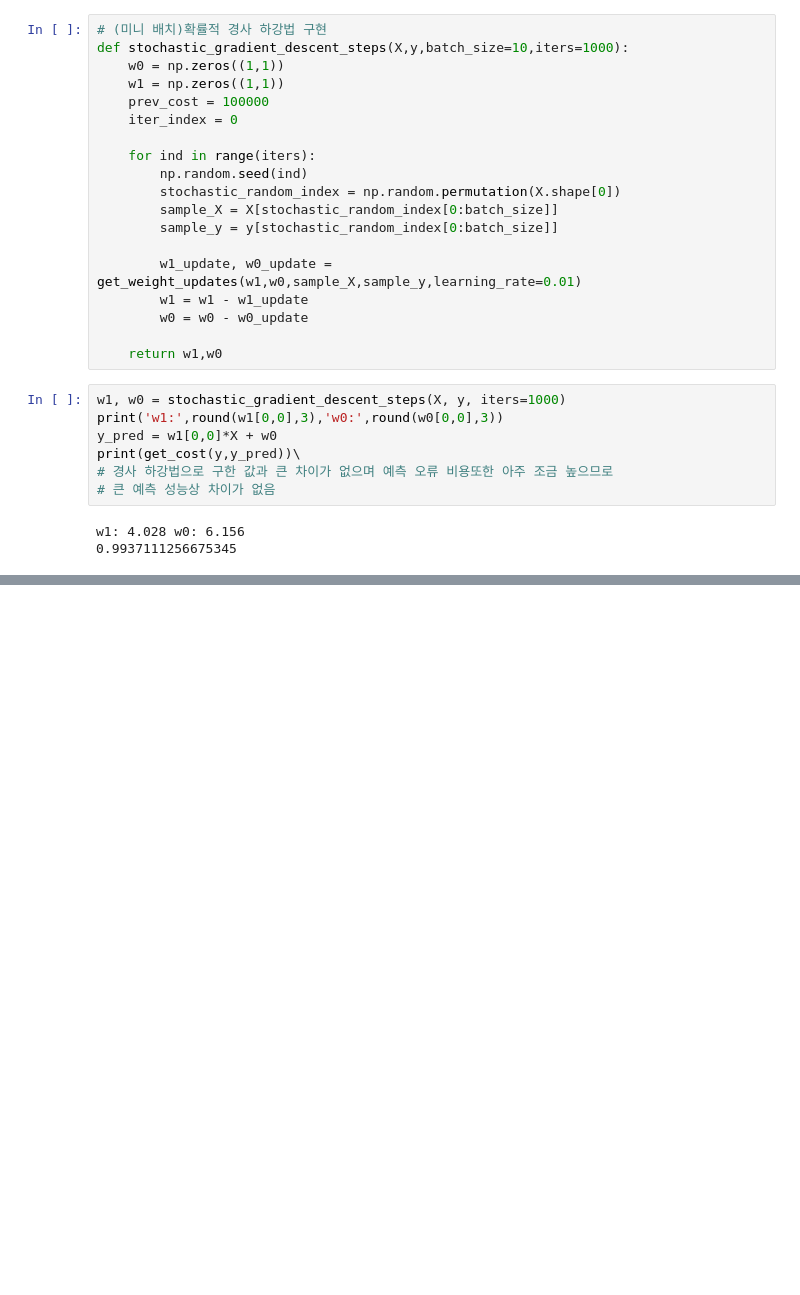
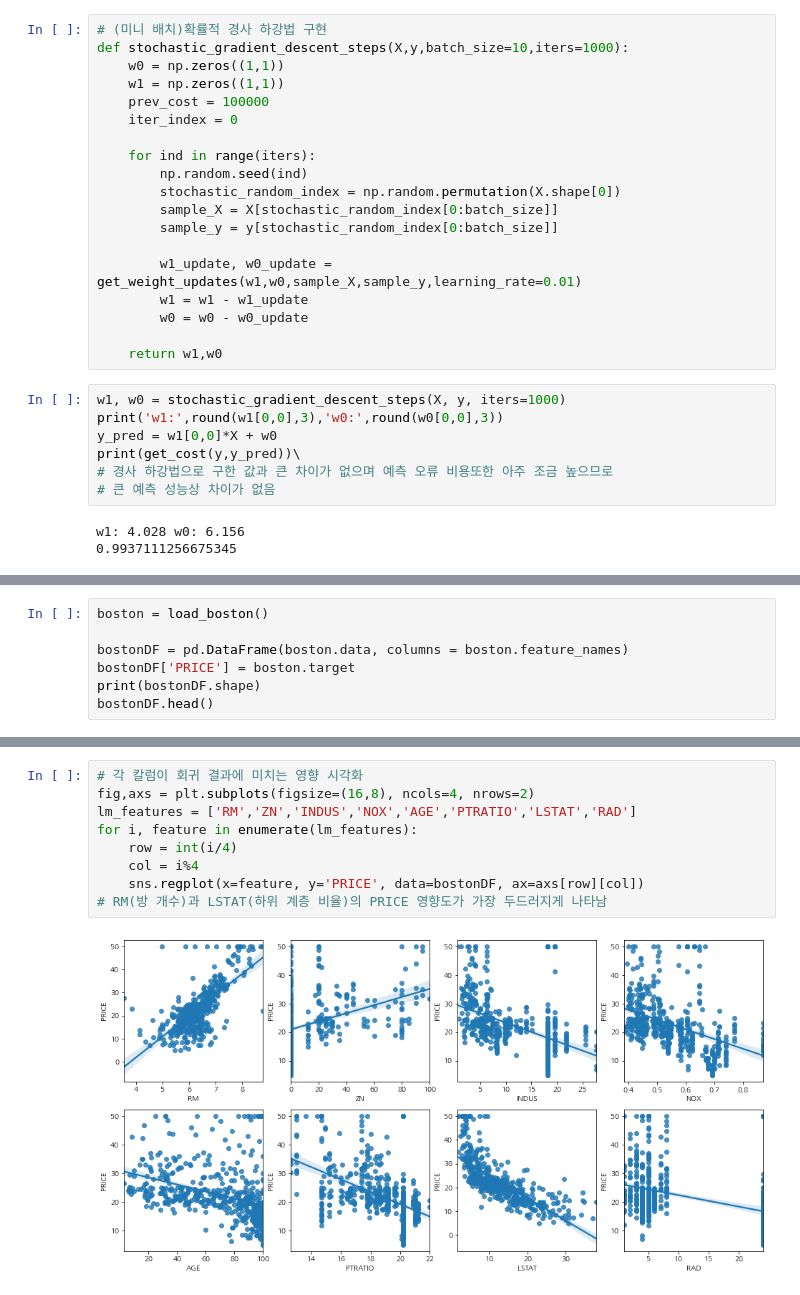
Before and after one commit to alsrud2298/Data-Analysis-Study, a Jupyter notebook: 파이썬 머신러닝 완벽가이드/05_회귀.ipynb, the cells around one changed output, grey strips where cells are left out. Cells and saved outputs as stored; diff of their text form; blank space fills up the shorter version.

```diff
--- a/파이썬 머신러닝 완벽가이드/05_회귀.ipynb
+++ b/파이썬 머신러닝 완벽가이드/05_회귀.ipynb
@@ -195,0 +257,7 @@ w1: 4.028 w0: 6.156
+# %%
+boston = load_boston()
+
+bostonDF = pd.DataFrame(boston.data, columns = boston.feature_names)
+bostonDF['PRICE'] = boston.target
+print(bostonDF.shape)
+bostonDF.head()
@@ -195,0 +272,11 @@ w1: 4.028 w0: 6.156
+# %%
+# 각 칼럼이 회귀 결과에 미치는 영향 시각화
+fig,axs = plt.subplots(figsize=(16,8), ncols=4, nrows=2)
+lm_features = ['RM','ZN','INDUS','NOX','AGE','PTRATIO','LSTAT','RAD']
+for i, feature in enumerate(lm_features):
+    row = int(i/4)
+    col = i%4
+    sns.regplot(x=feature, y='PRICE', data=bostonDF, ax=axs[row][col])
+# RM(방 개수)과 LSTAT(하위 계층 비율)의 PRICE 영향도가 가장 두드러지게 나타남
+# %% [output]
+[figure, added]
```
Also changed, not shown: parts of 51 cells of this notebook.
